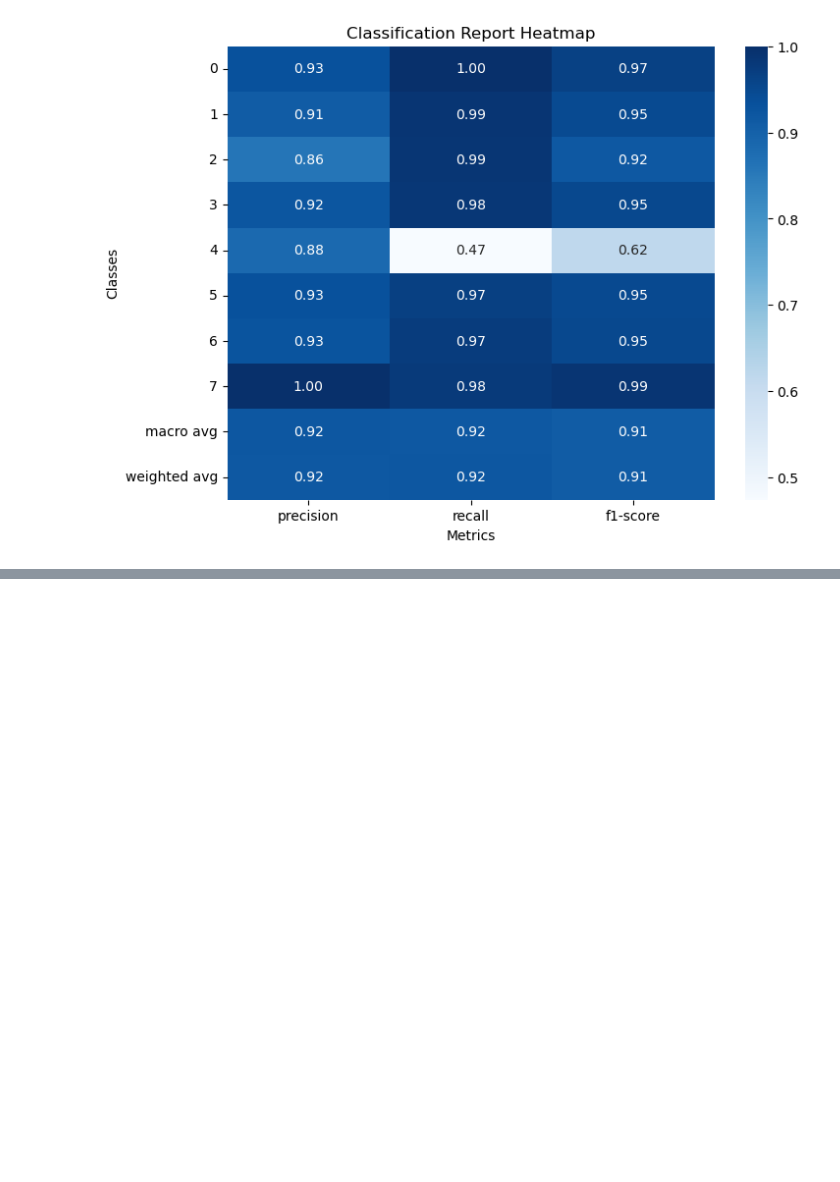
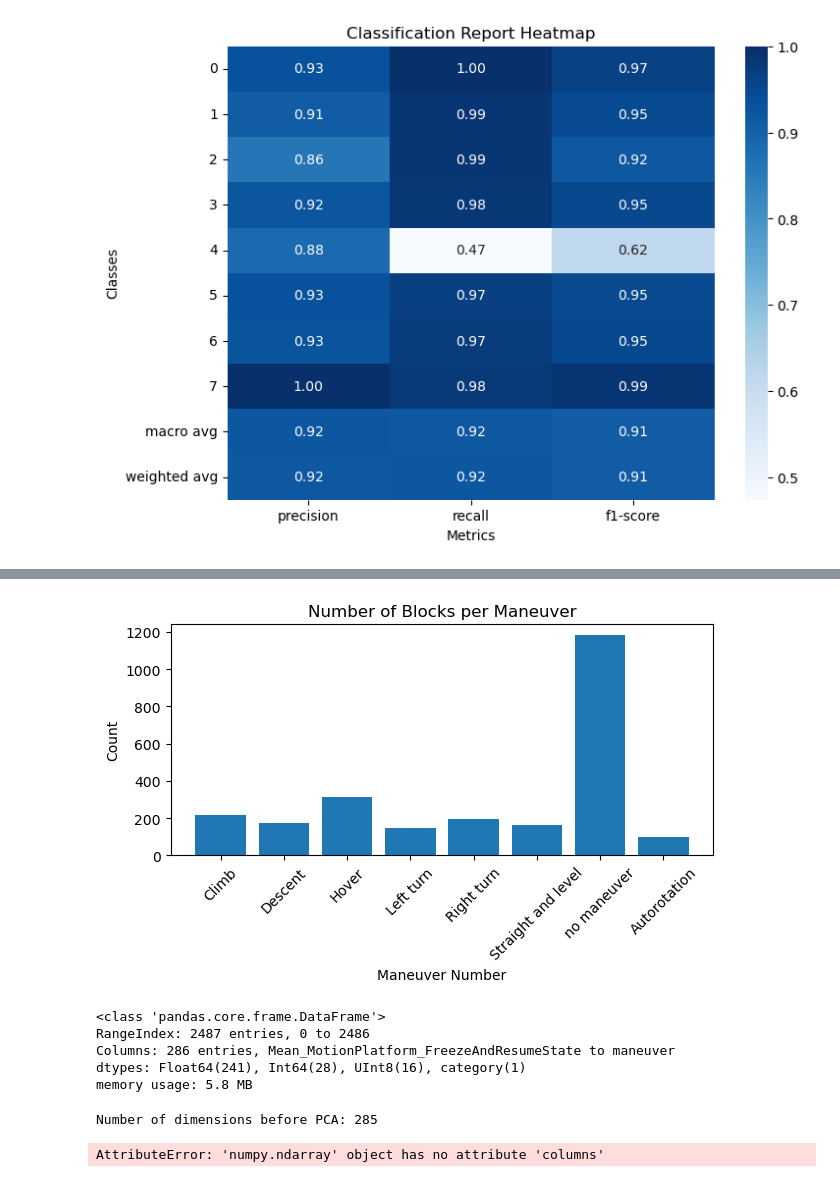
Before and after one commit to schbm/injmol, a Jupyter notebook: schubi-approach.ipynb, the cells around one changed output, grey strips where cells are left out. Saved outputs shown, nothing was run; the diff lists cells and outputs as text; code cells hidden in the pictures; blank space fills up the shorter version.

```diff
--- a/schubi-approach.ipynb
+++ b/schubi-approach.ipynb
@@ -332,0 +379,37 @@ plt.show()
+# %%
+p = plot_maneuver_distribution(test_df, maneuver_map)
+plt.show()
+# %% [output]
+[figure, added]
+# %%
+test_df.info()
+# %% [output]
+<class 'pandas.core.frame.DataFrame'>
+RangeIndex: 2487 entries, 0 to 2486
+Columns: 286 entries, Mean_MotionPlatform_FreezeAndResumeState to maneuver
+dtypes: Float64(241), Int64(28), UInt8(16), category(1)
+memory usage: 5.8 MB
+# %%
+# Defining feature and target columns
+test_X = test_df.drop(columns=['maneuver'])
+test_y = test_df['maneuver']
+
+test_X_scaled = scaler.transform(test_X)
+test_X_pca = pca.transform(test_X_scaled)
+
+test_pred_labels = model.predict(test_X_pca)
+
+# Calculate recall on the training set
+test_recall = recall_score(test_y, test_pred_labels, average='macro')
+print('f Recall: {test_recall:.4f}')
+
+# Confusion matrix on the training set
+test_conf_mat = confusion_matrix(test_y, test_pred_labels)
+print("Confusion Matrix:\n", test_conf_mat)
+
+# Classification Report on the training set
+test_report = classification_report(test_y, test_pred_labels)
+print("\nClassification Report:\n", test_report)
+# %% [output]
+Number of dimensions before PCA: 285
+AttributeError: 'numpy.ndarray' object has no attribute 'columns'
```
Also changed, not shown: parts of 4 cells of this notebook.
